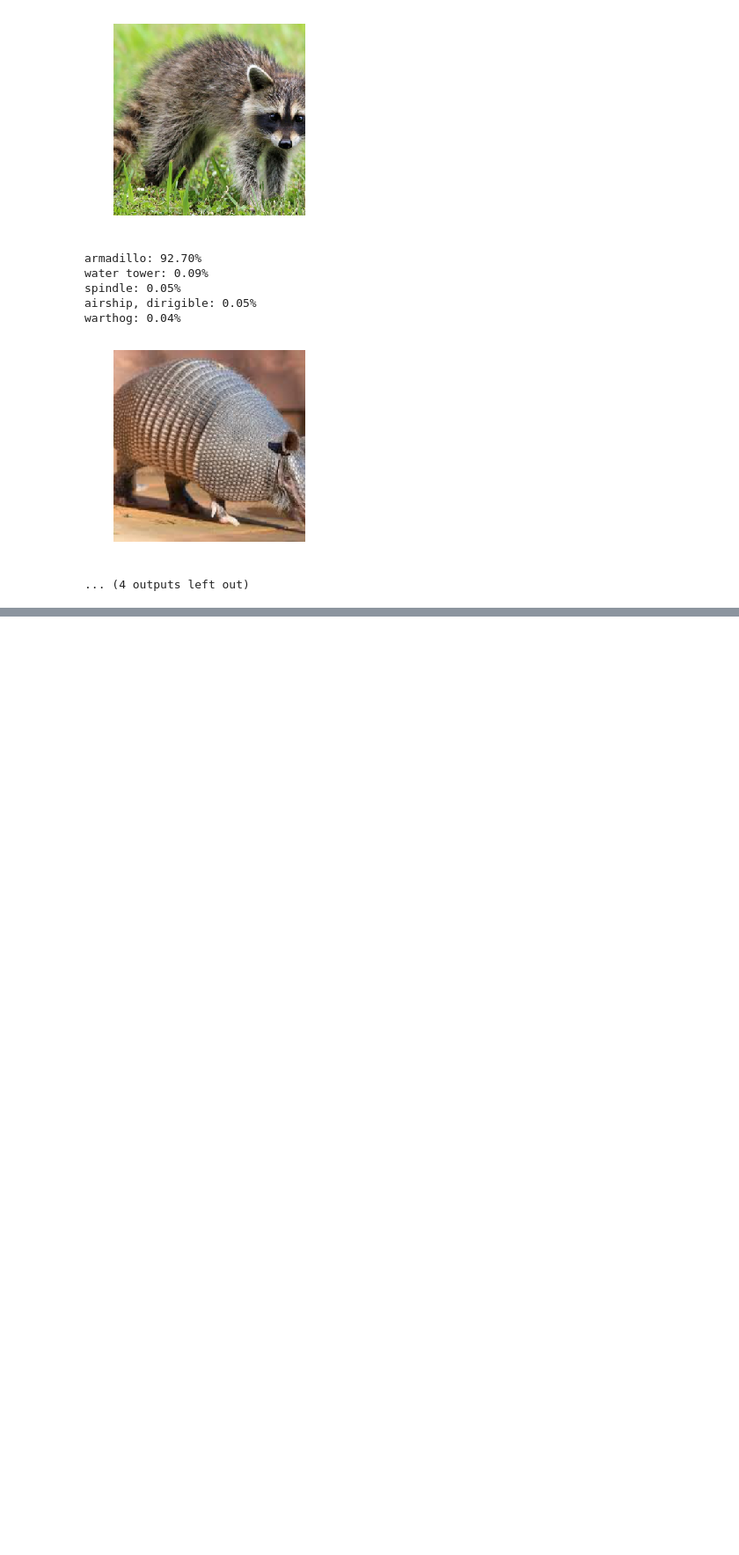
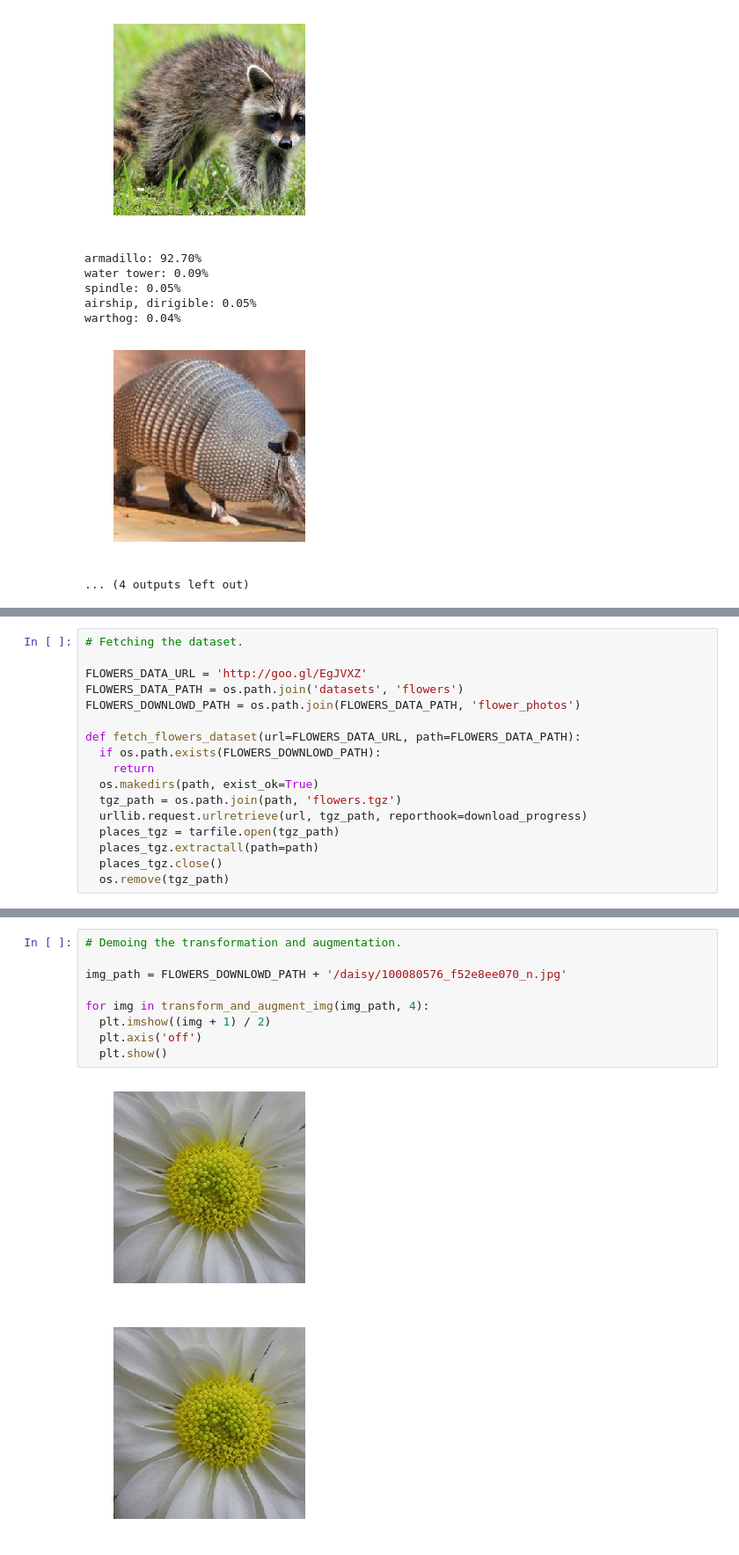
Before and after one commit to DCtheTall/hands-on-machine-learning, a Jupyter notebook: chapter13/Inception.ipynb, the cells around one changed output, grey strips where cells are left out. Shown at 88% size. Cells and saved outputs as stored; diff of their text form; blank space fills up the shorter version.

```diff
--- a/chapter13/Inception.ipynb
+++ b/chapter13/Inception.ipynb
@@ -216,0 +222,17 @@ warthog: 0.04%
+# %%
+# Fetching the dataset.
+
+FLOWERS_DATA_URL = 'http://goo.gl/EgJVXZ'
+FLOWERS_DATA_PATH = os.path.join('datasets', 'flowers')
+FLOWERS_DOWNLOWD_PATH = os.path.join(FLOWERS_DATA_PATH, 'flower_photos')
+
+def fetch_flowers_dataset(url=FLOWERS_DATA_URL, path=FLOWERS_DATA_PATH):
+  if os.path.exists(FLOWERS_DOWNLOWD_PATH):
+    return
+  os.makedirs(path, exist_ok=True)
+  tgz_path = os.path.join(path, 'flowers.tgz')
+  urllib.request.urlretrieve(url, tgz_path, reporthook=download_progress)
+  places_tgz = tarfile.open(tgz_path)
+  places_tgz.extractall(path=path)
+  places_tgz.close()
+  os.remove(tgz_path)
@@ -216,0 +289,12 @@ warthog: 0.04%
+# %%
+# Demoing the transformation and augmentation.
+
+img_path = FLOWERS_DOWNLOWD_PATH + '/daisy/100080576_f52e8ee070_n.jpg'
+
+for img in transform_and_augment_img(img_path, 4):
+  plt.imshow((img + 1) / 2)
+  plt.axis('off')
+  plt.show()
+# %% [output]
+[figure, added]
+[figure, added]
```
Also changed, not shown: parts of 21 cells of this notebook.
